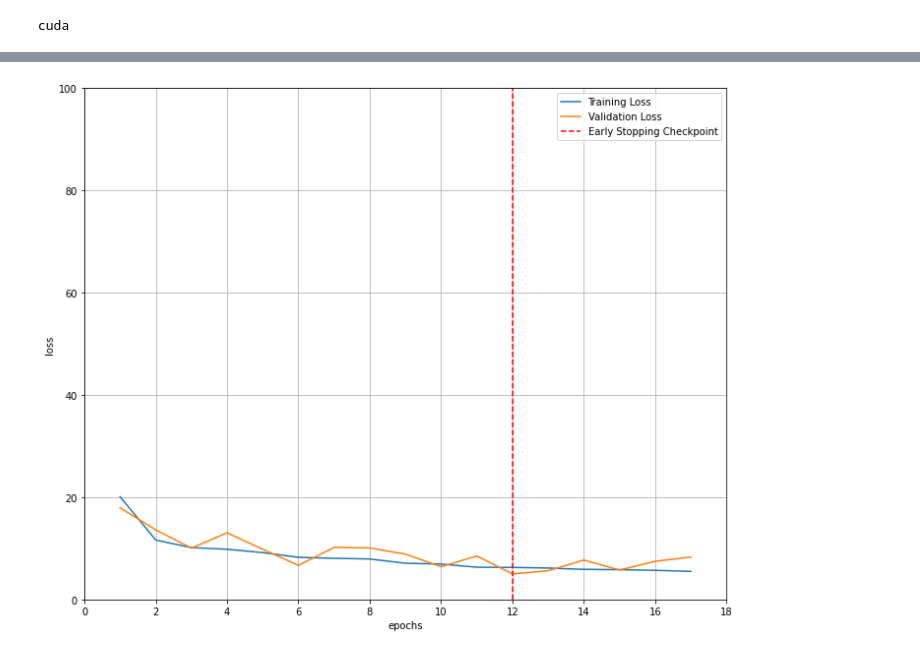
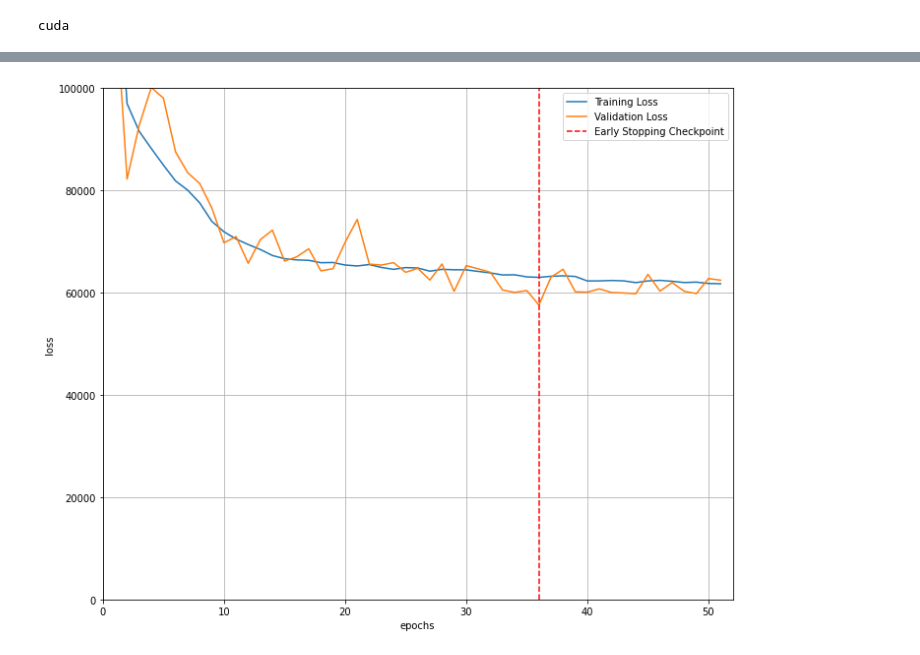
Before and after one commit to Joey3020/reversemethod, a Jupyter notebook: RM_USING_EXCEL.ipynb, the cells around one changed output, grey strips where cells are left out. Drawn from its saved outputs; the diff is of its cells as text; code cells hidden in the pictures.

```diff
--- a/RM_USING_EXCEL.ipynb
+++ b/RM_USING_EXCEL.ipynb
@@ -294,9 +339,18 @@ tensor([[18.3261, 12.7832,  8.4910,  3.1473,  4.0319],
+# %%
+def weighted_mse(input, target, weight):
+  input = input.to(device)
+  target = target.to(device)
+  weight = weight.to(device)
+  return torch.sum(weight * (input - target)**2)
 # %%
 #train the model
 def train(net, model_name, patience, validate_every):
 
     optimizer = optim.Adam(net.parameters(), LEARNING_RATE, betas=(0.9, 0.999), eps=1e-09, weight_decay=0, amsgrad=False)
-    loss_function = nn.MSELoss()
+    weight = torch.tensor([1, 1, 3, 3, 15, 3, 3, 15])
+
+    #train_errors = []
+    #val_errors = []
 
     train_losses = []
     val_losses = []
@@ -315,15 +369,15 @@ def train(net, model_name, patience, validate_every):
                     y = y.to(device)
 
                     pred = net(x)
-                    loss = loss_function(pred, y)
+                    loss = weighted_mse(pred, y, weight)
                     net.zero_grad()
                     loss.backward()
                     optimizer.step()
 
-                    error = (pred - y) / y
-                    error = error.mean(0)
+                    #error = (pred - y) / y
+                    #error = error.mean(0)
                     train_losses.append(loss.item())
-
+                    #train_errors.append(error.to("cpu"))
                     #if idx%validate_every == 0:
                 net.eval()
                 for batch_idx, samples in enumerate(valloader):
@@ -334,23 +388,29 @@ def train(net, model_name, patience, validate_every):
 
                     val_x = val_x.view(-1, IMG_CHANNELS, IMG_SIZE, IMG_SIZE)
                     val_pred = net(val_x)
-                    val_loss = loss_function(val_pred, val_y)
-                    val_error = (val_pred - val_y) / val_y
-                    val_error = val_error.mean(0)
+                    val_loss = weighted_mse(val_pred, val_y, weight)
+                    #val_error = (val_pred - val_y) / val_y
+                    #val_error = val_error.mean(0)
                     val_losses.append(val_loss.item())
+                    #val_errors.append(val_error.to("cpu"))
 
                 train_loss = np.average(train_losses)
                 valid_loss = np.average(val_losses)
                 avg_train_losses.append(train_loss)
                 avg_val_losses.append(valid_loss)
 
+                #train_error = np.average(train_errors)
+                #val_error= np.average(val_errors)
+
                 train_losses = []
                 val_losses = []
+                #train_errors = []
+                #val_errors = []
 
                 f.write(f"{MODEL_NAME},{round(time.time(), 3)},  {round(float(train_loss), 4)},  {round(float(valid_loss),4)}\n")
-                print("batch : ", batch_idx)
-                print("loss : ", train_loss, "\nval loss : ", valid_loss, "\n")
-                #print("error : ", error, "\nval error : ", val_error)
+                #print("batch : ", batch_idx)
+                print("\nloss : ", train_loss, "val loss : ", valid_loss, "\n")
+                #print("error : ", train_error, "val error : ", val_error)
 
                 early_stopping(valid_loss, net)
 
@@ -450,24 +461,24 @@ Validation loss decreased (6.402878 --> 4.990570).  Saving model ...
 # %%
 # visualize the loss as the network trained
 fig = plt.figure(figsize=(10,8))
 plt.plot(range(1,len(train_loss)+1),train_loss, label='Training Loss')
 plt.plot(range(1,len(valid_loss)+1),valid_loss,label='Validation Loss')
 
 # find position of lowest validation loss
 minposs = valid_loss.index(min(valid_loss))+1
 plt.axvline(minposs, linestyle='--', color='r',label='Early Stopping Checkpoint')
 
 plt.xlabel('epochs')
 plt.ylabel('loss')
-plt.ylim(0, 100) # consistent scale
+plt.ylim(0, 100000) # consistent scale
 plt.xlim(0, len(train_loss)+1) # consistent scale
 plt.grid(True)
 plt.legend()
 plt.tight_layout()
 plt.show()
 fig.savefig('loss_plot.png', bbox_inches='tight')
 # %% [output]
-[figure, old version]
+[figure, new version]
 # %%
 def test(net):
     predictions = []
```
Also changed, not shown: parts of 14 cells of this notebook.
